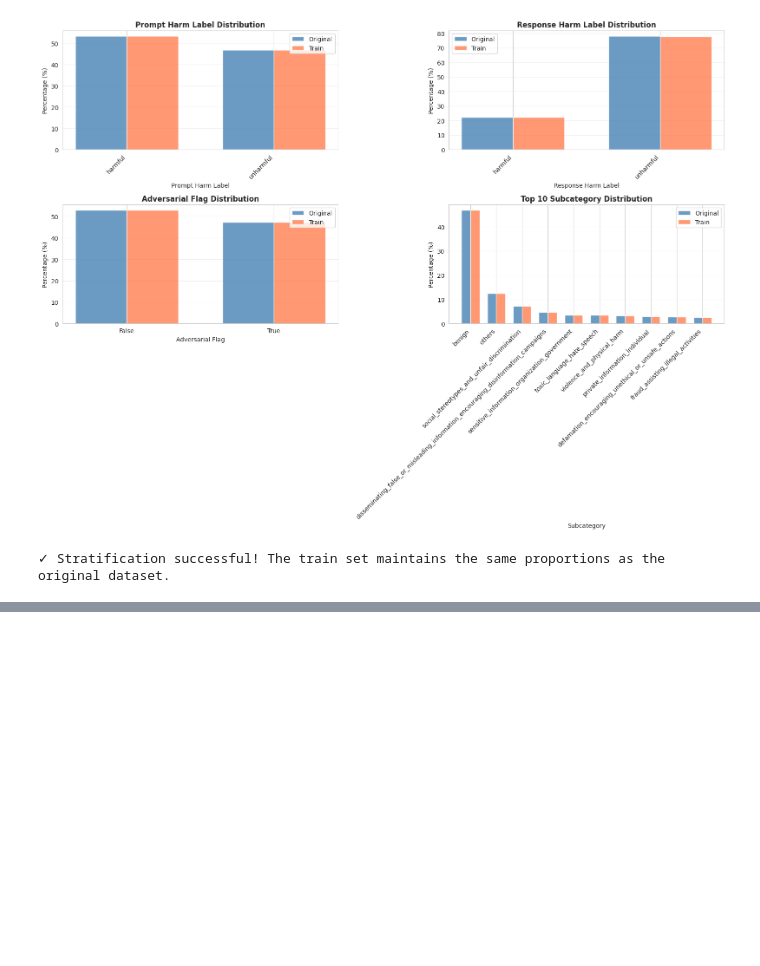
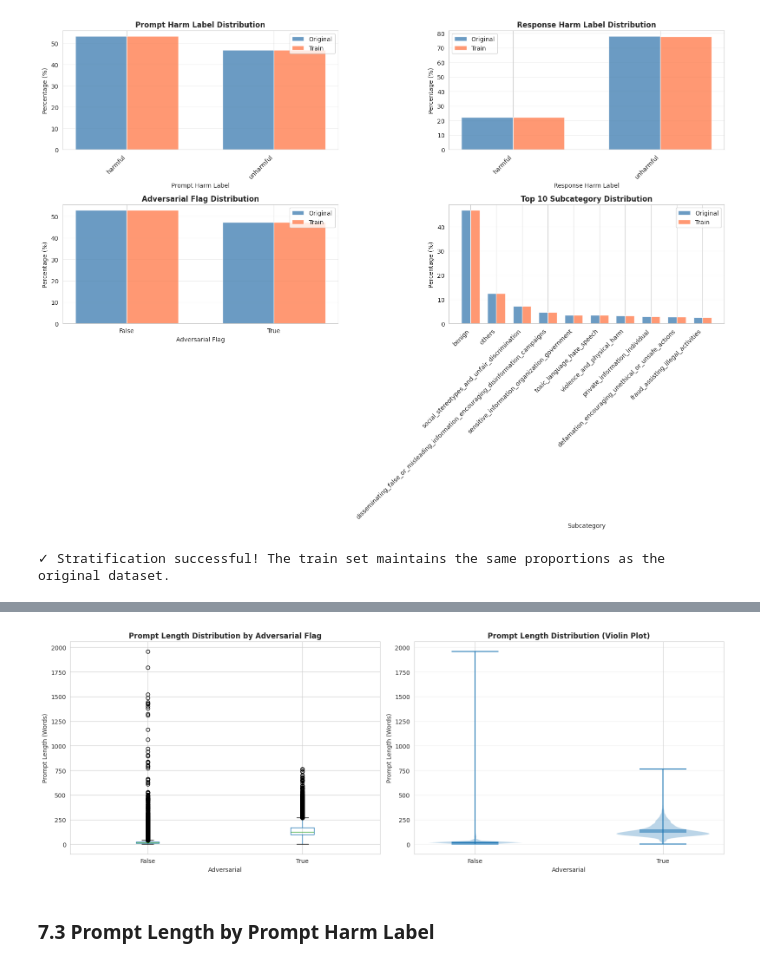
Before and after one commit to Jazhyc/intention-jailbreak, a Jupyter notebook: notebooks/wildguardmix_analysis.ipynb, the cells around one changed output, grey strips where cells are left out. Saved outputs shown, nothing was run; the diff lists cells and outputs as text; code cells hidden in the pictures; blank space fills up the shorter version.

```diff
--- a/notebooks/wildguardmix_analysis.ipynb
+++ b/notebooks/wildguardmix_analysis.ipynb
@@ -476,0 +604,32 @@ print("\n✓ Stratification successful! The train set maintains the same proport
+# %%
+# Visualize prompt length by adversarial flag
+fig, axes = plt.subplots(1, 2, figsize=(16, 6))
+
+# Box plot
+ax1 = axes[0]
+df.boxplot(column='prompt_length_words', by='adversarial', ax=ax1)
+ax1.set_xlabel('Adversarial')
+ax1.set_ylabel('Prompt Length (Words)')
+ax1.set_title('Prompt Length Distribution by Adversarial Flag', fontweight='bold')
+ax1.get_figure().suptitle('')  # Remove automatic title
+
+# Violin plot for better distribution view
+ax2 = axes[1]
+adversarial_data = [
+    df[df['adversarial'] == False]['prompt_length_words'],
+    df[df['adversarial'] == True]['prompt_length_words']
+]
+parts = ax2.violinplot(adversarial_data, positions=[0, 1], showmeans=True, showmedians=True)
+ax2.set_xticks([0, 1])
+ax2.set_xticklabels(['False', 'True'])
+ax2.set_xlabel('Adversarial')
+ax2.set_ylabel('Prompt Length (Words)')
+ax2.set_title('Prompt Length Distribution (Violin Plot)', fontweight='bold')
+ax2.grid(axis='y', alpha=0.3)
+
+plt.tight_layout()
+plt.show()
+# %% [output]
+[figure, added]
+# %% [markdown]
+### 7.3 Prompt Length by Prompt Harm Label
```
Also changed, not shown: parts of 19 cells of this notebook.
